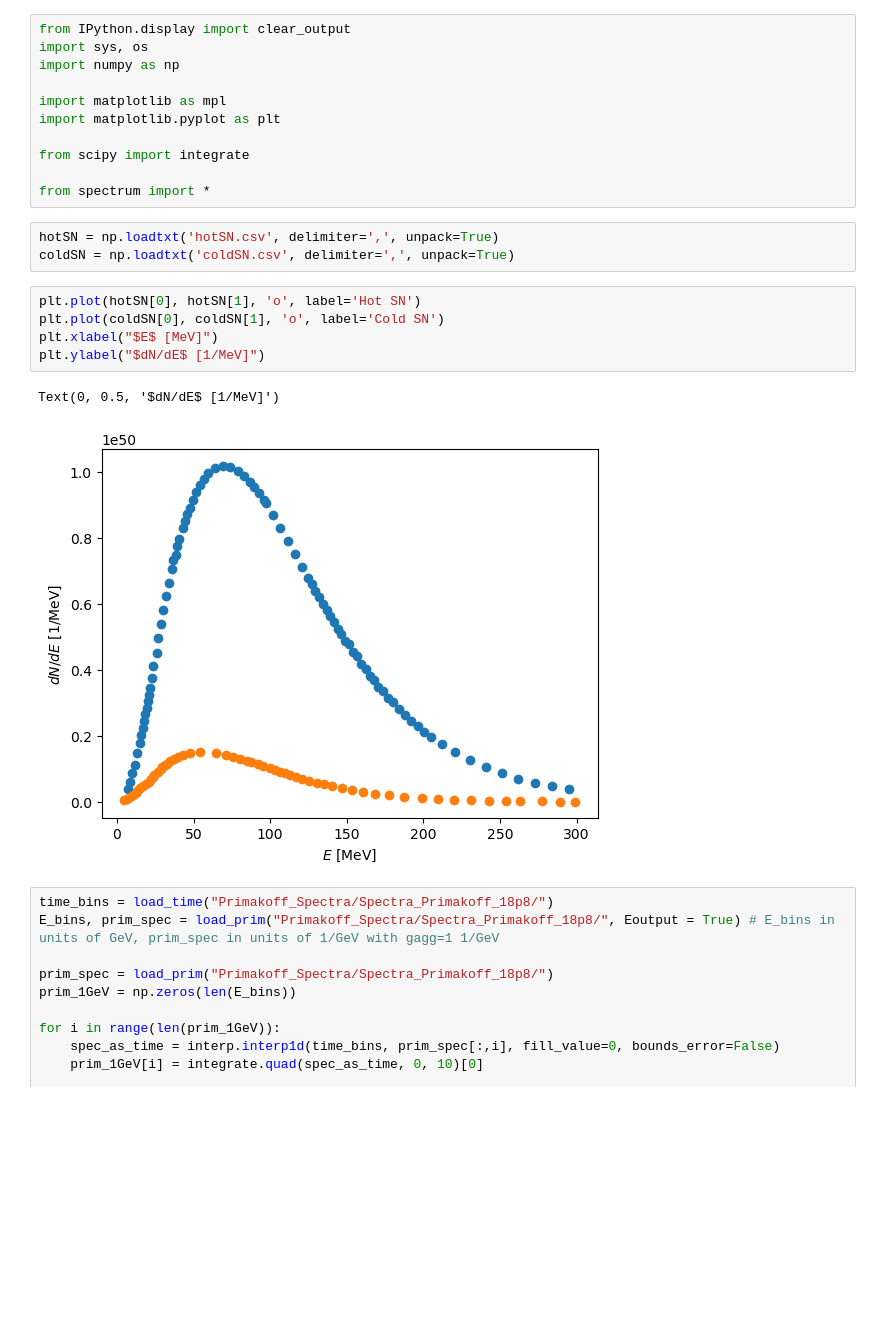
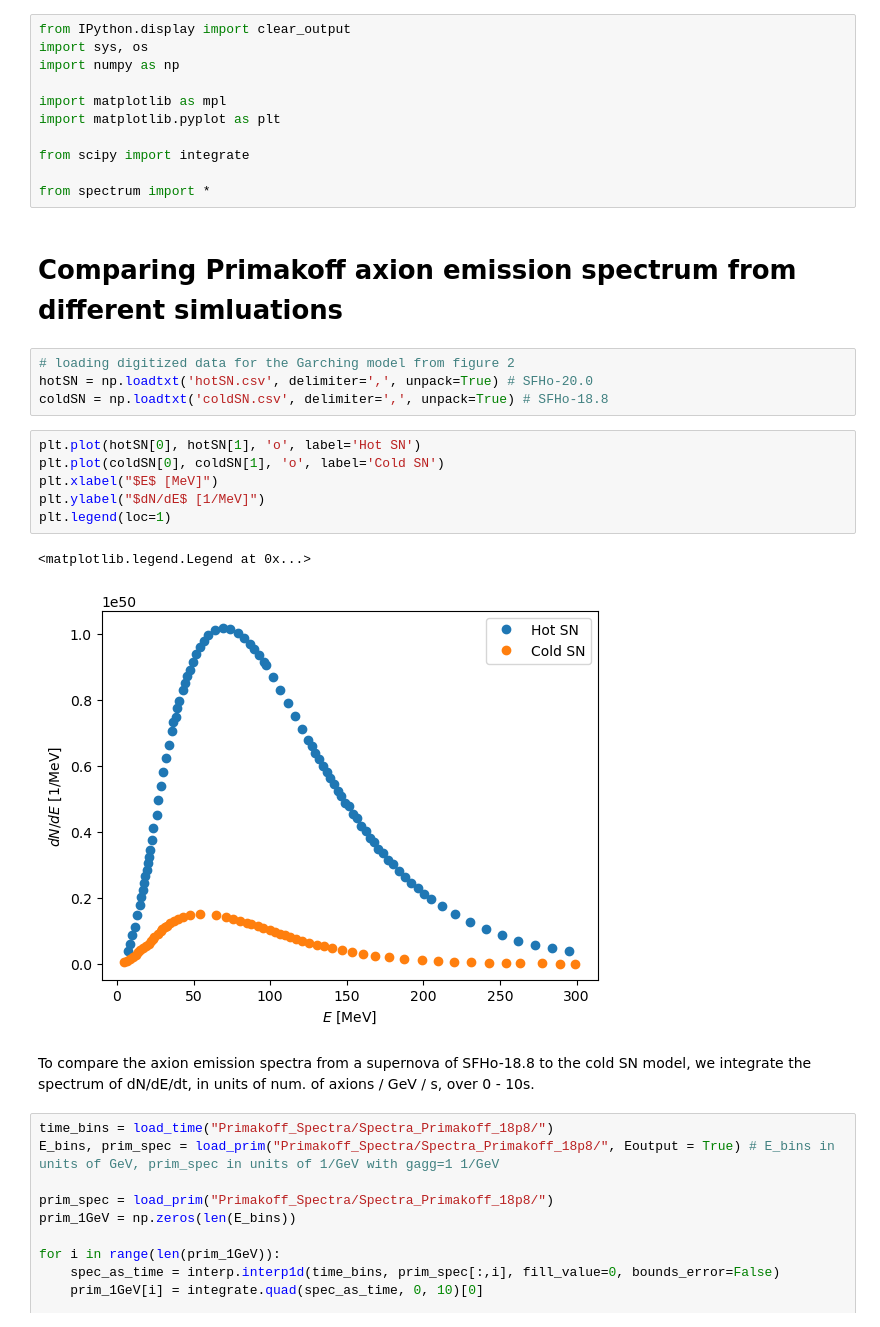
Before and after one commit to yjpark99/SNAxionLimitCheck, a Jupyter notebook: AxionSpectrum.ipynb, the cells around one changed output. Cells and saved outputs as stored; diff of their text form; blank space fills up the shorter version.

Commit message:
comments added to axion spectrum

```diff
--- a/AxionSpectrum.ipynb
+++ b/AxionSpectrum.ipynb
@@ -9,17 +9,23 @@ import matplotlib.pyplot as plt
 from scipy import integrate
 
 from spectrum import *
+# %% [markdown]
+# Comparing Primakoff axion emission spectrum from different simluations
 # %%
-hotSN = np.loadtxt('hotSN.csv', delimiter=',', unpack=True)
-coldSN = np.loadtxt('coldSN.csv', delimiter=',', unpack=True)
+# loading digitized data for the Garching model from figure 2
+hotSN = np.loadtxt('hotSN.csv', delimiter=',', unpack=True) # SFHo-20.0
+coldSN = np.loadtxt('coldSN.csv', delimiter=',', unpack=True) # SFHo-18.8
 # %%
 plt.plot(hotSN[0], hotSN[1], 'o', label='Hot SN')
 plt.plot(coldSN[0], coldSN[1], 'o', label='Cold SN')
 plt.xlabel("$E$ [MeV]")
 plt.ylabel("$dN/dE$ [1/MeV]")
+plt.legend(loc=1)
 # %% [output]
-Text(0, 0.5, '$dN/dE$ [1/MeV]')
+<matplotlib.legend.Legend at 0x...>
-[figure, old version]
+[figure, new version]
+# %% [markdown]
+To compare the axion emission spectra from a supernova of SFHo-18.8 to the cold SN model, we integrate the spectrum of dN/dE/dt, in units of num. of axions / GeV / s, over 0 - 10s.
 # %%
 time_bins = load_time("Primakoff_Spectra/Spectra_Primakoff_18p8/")
 E_bins, prim_spec = load_prim("Primakoff_Spectra/Spectra_Primakoff_18p8/", Eoutput = True) # E_bins in units of GeV, prim_spec in units of 1/GeV with gagg=1 1/GeV
```
Also changed, not shown: parts of 6 cells of this notebook.
